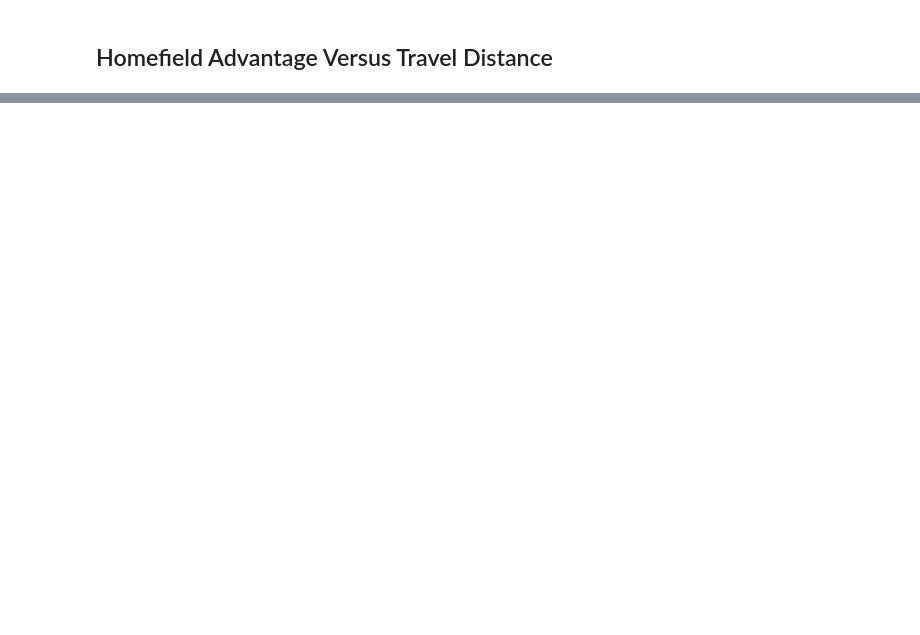
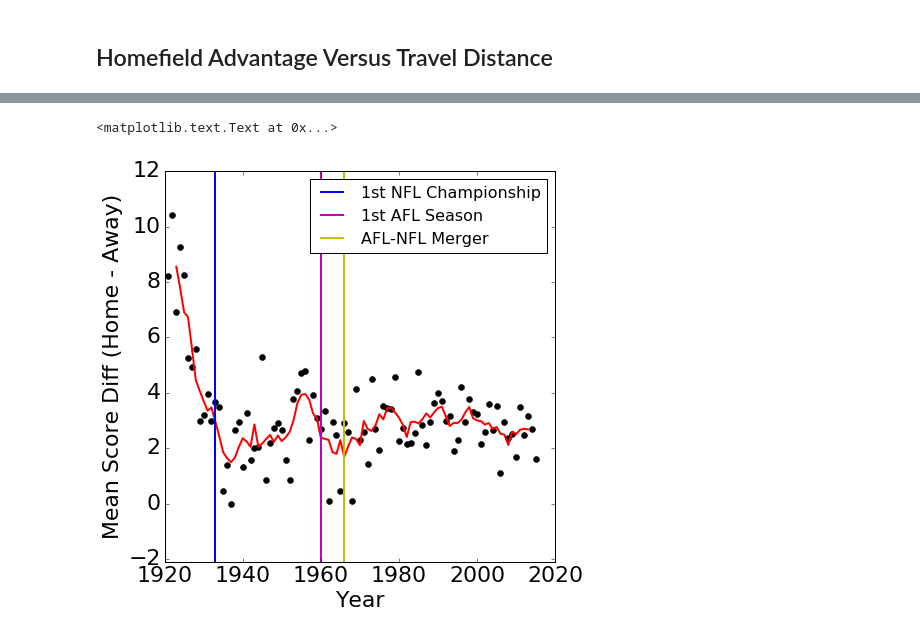
Before and after one commit to davidlundgren/NFLData, a Jupyter notebook: Demo.ipynb, the cells around one changed output, grey strips where cells are left out. Cells and saved outputs as stored; diff of their text form; code cells hidden in the pictures; blank space fills up the shorter version.

```diff
--- a/Demo.ipynb
+++ b/Demo.ipynb
@@ -150,0 +74,20 @@ ylim([0, 4])
+# %%
+fig = plt.figure(num=None, figsize=(7, 7), dpi=80, facecolor='w', edgecolor='k')
+mpl.rcParams.update({'font.size': 22})
+diffs = [scores[scores['Season'] == year]['ScoreDiff'].mean() for year in np.arange(1921, 2016)]
+plt.plot(np.arange(1921, 2016), diffs, 'ko')
+ave_diffs = [scores[(scores['Season'] >= year - win_plus_minus) & \
+            (scores['Season'] <= year + win_plus_minus)]['ScoreDiff'].mean() \
+             for year in win_range]
+plt.plot(win_range, ave_diffs, 'r-', linewidth=2)
+y_range = np.linspace(-2.1, 12, 100)
+plt.plot(1933*np.ones_like(y_range), y_range, 'b-', linewidth=2, label='1st NFL Championship')
+plt.plot(1960*np.ones_like(y_range), y_range, 'm-', linewidth=2, label='1st AFL Season')
+plt.plot(1966*np.ones_like(y_range), y_range, 'y-', linewidth=2, label='AFL-NFL Merger')
+legend(fontsize=16)
+ylim([-2.1, 12])
+xlabel('Year')
+ylabel('Mean Score Diff (Home - Away)')
+# %% [output]
+<matplotlib.text.Text at 0x...>
+[figure, added]
```
Also changed, not shown: parts of 12 cells of this notebook.
